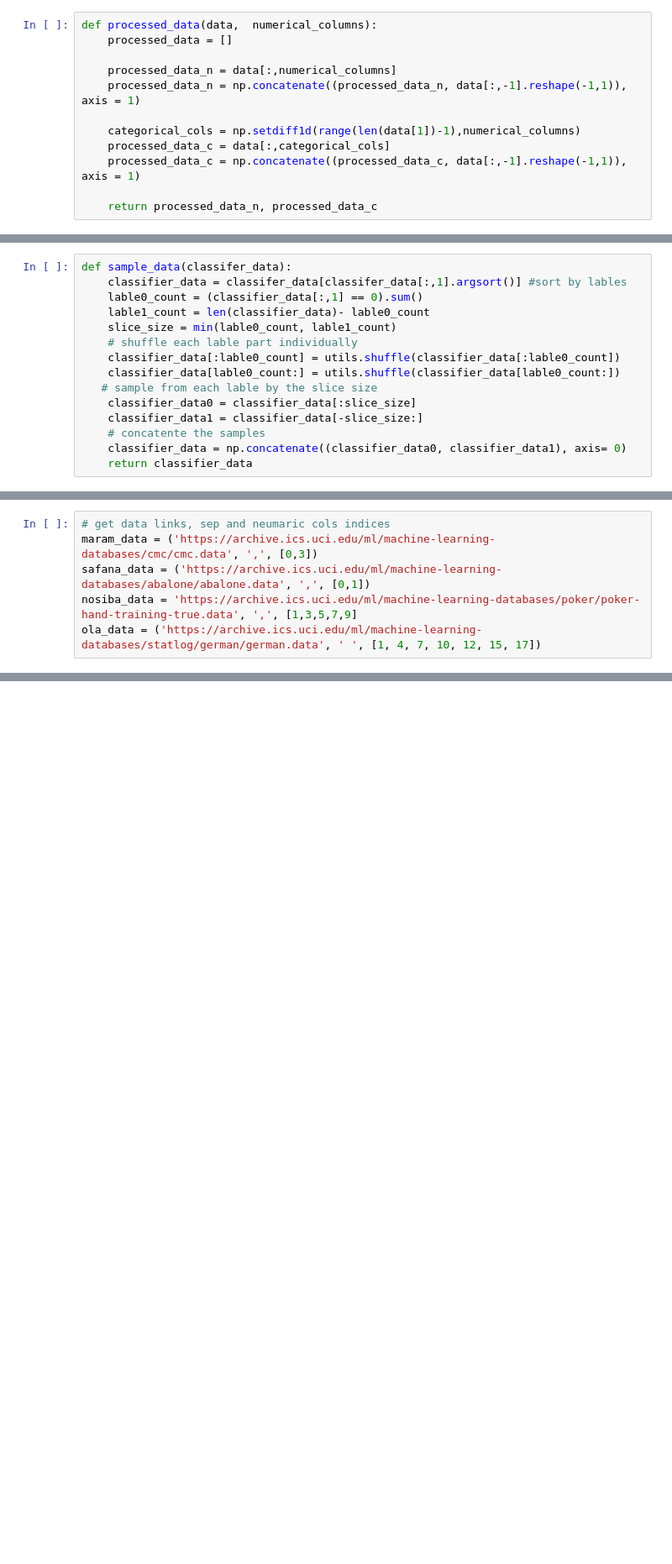
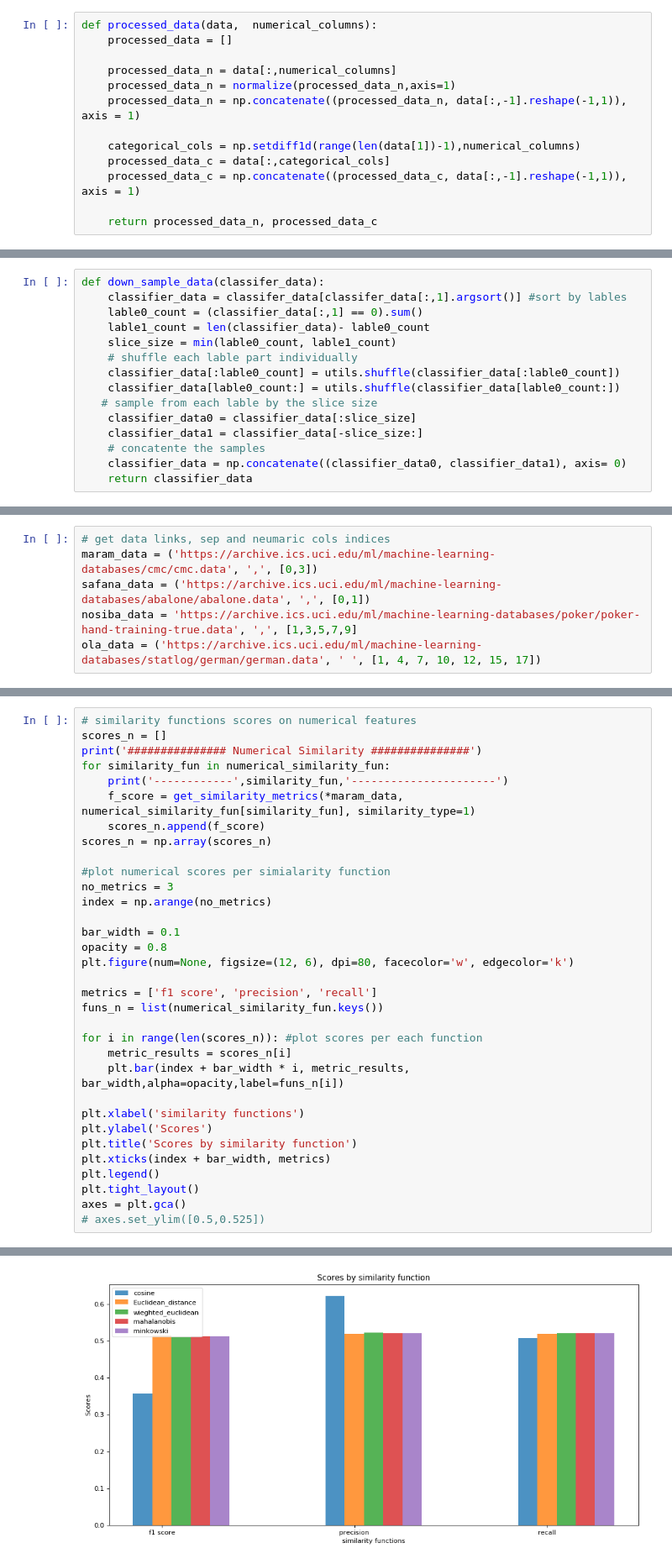
Before and after one commit to mustafaghali/Similarity_Measure_benchmarks, a Jupyter notebook: similarity_measure.ipynb, the cells around one changed output, grey strips where cells are left out. Shown at 84% size. Saved outputs shown, nothing was run; the diff lists cells and outputs as text; blank space fills up the shorter version.

Commit message:
add bar chart plots for metrics per similarity function

```diff
--- a/similarity_measure.ipynb
+++ b/similarity_measure.ipynb
@@ -20,6 +18,7 @@ def processed_data(data,  numerical_columns):
     processed_data = []
 
     processed_data_n = data[:,numerical_columns]
+    processed_data_n = normalize(processed_data_n,axis=1)
     processed_data_n = np.concatenate((processed_data_n, data[:,-1].reshape(-1,1)), axis = 1)
 
     categorical_cols = np.setdiff1d(range(len(data[1])-1),numerical_columns)
@@ -41,7 +38,7 @@ def get_similarity_Matrix(data, similarity_function):
 
     return np.array(sm).reshape(-1,1),np.array(lables).reshape(-1,1)
 # %%
-def sample_data(classifer_data):
+def down_sample_data(classifer_data):
     classifier_data = classifer_data[classifer_data[:,1].argsort()] #sort by lables
     lable0_count = (classifier_data[:,1] == 0).sum()
     lable1_count = len(classifier_data)- lable0_count
@@ -117,0 +102,34 @@ get_similarity_metrics(*maram_data, similarity_type=3)
+# %%
+# similarity functions scores on numerical features
+scores_n = []
+print('############### Numerical Similarity ###############')
+for similarity_fun in numerical_similarity_fun:
+    print('------------',similarity_fun,'----------------------')
+    f_score = get_similarity_metrics(*maram_data, numerical_similarity_fun[similarity_fun], similarity_type=1)
+    scores_n.append(f_score)
+scores_n = np.array(scores_n)
+
+#plot numerical scores per simialarity function
+no_metrics = 3
+index = np.arange(no_metrics)
+
+bar_width = 0.1
+opacity = 0.8
+plt.figure(num=None, figsize=(12, 6), dpi=80, facecolor='w', edgecolor='k')
+
+metrics = ['f1 score', 'precision', 'recall']
+funs_n = list(numerical_similarity_fun.keys())
+
+for i in range(len(scores_n)): #plot scores per each function
+    metric_results = scores_n[i]
+    plt.bar(index + bar_width * i, metric_results, bar_width,alpha=opacity,label=funs_n[i])
+
+plt.xlabel('similarity functions')
+plt.ylabel('Scores')
+plt.title('Scores by similarity function')
+plt.xticks(index + bar_width, metrics)
+plt.legend()
+plt.tight_layout()
+axes = plt.gca()
+# axes.set_ylim([0.5,0.525])
+# %% [output]
@@ -117,0 +153 @@ get_similarity_metrics(*maram_data, similarity_type=3)
+[figure, added]
```
Also changed, not shown: parts of 9 cells of this notebook, 1 other file.
